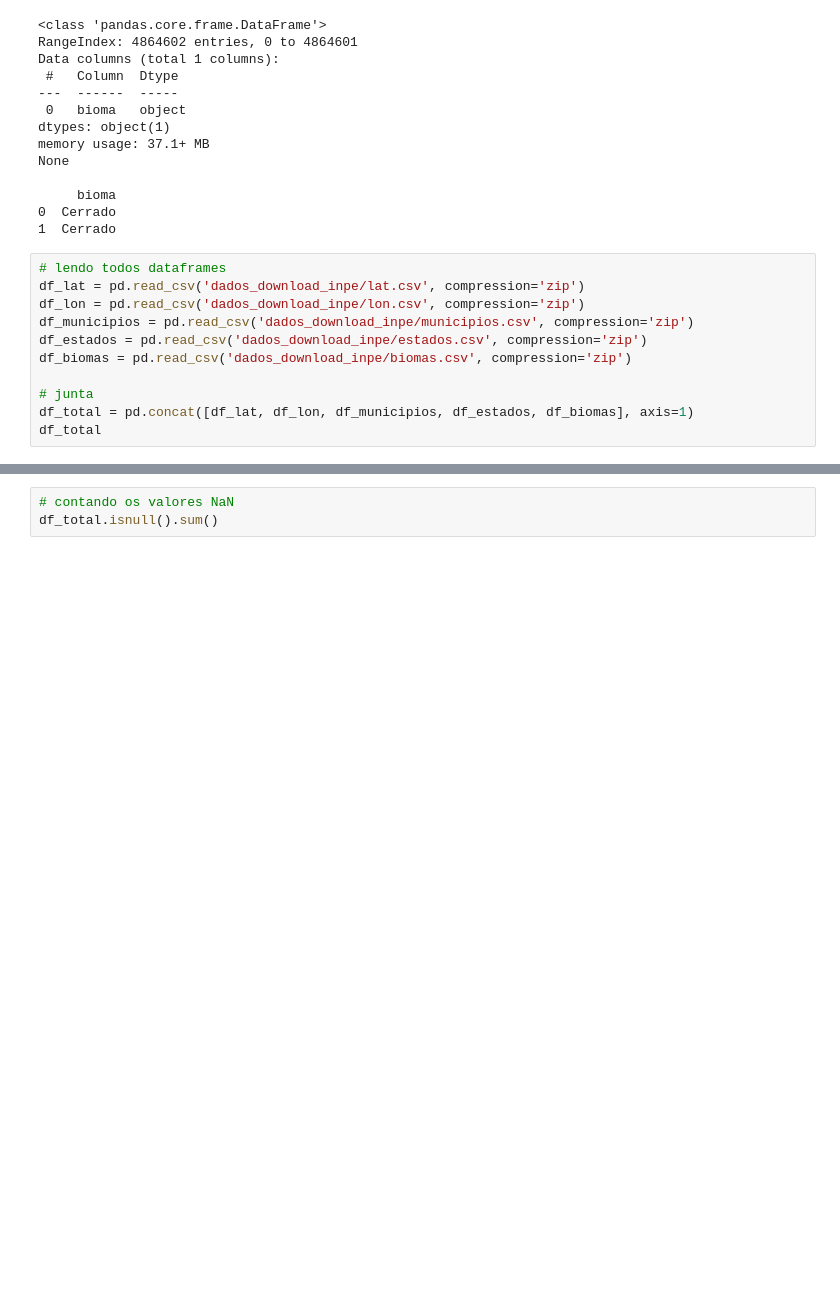
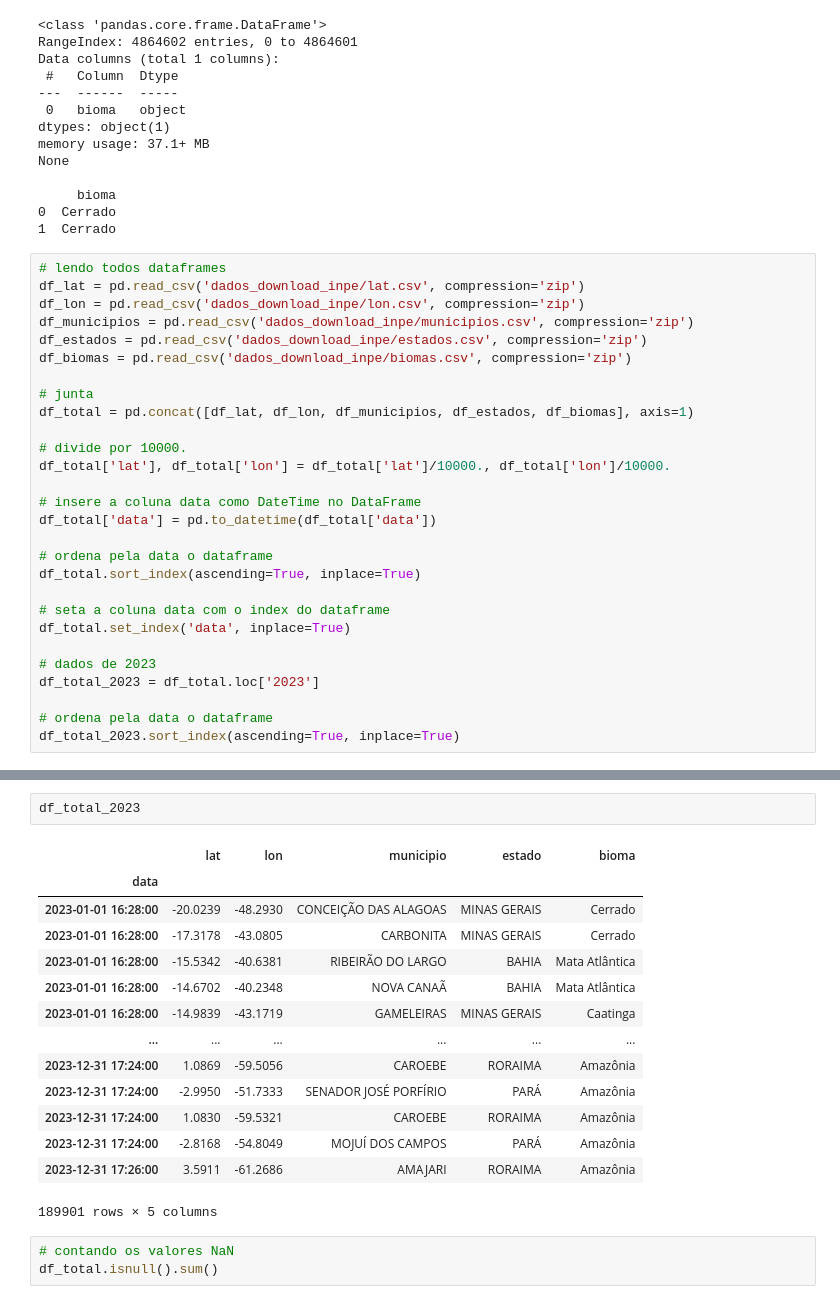
Before and after one commit to evmpython/web_app, a Jupyter notebook: 00_download_dados.ipynb, the cells around one changed output, grey strips where cells are left out. Saved outputs shown, nothing was run; the diff lists cells and outputs as text; blank space fills up the shorter version.

```diff
--- a/00_download_dados.ipynb
+++ b/00_download_dados.ipynb
@@ -468,4 +452,21 @@ df_biomas = pd.read_csv('dados_download_inpe/biomas.csv', compression='zip')
 
 # junta
 df_total = pd.concat([df_lat, df_lon, df_municipios, df_estados, df_biomas], axis=1)
-df_total
+
+# divide por 10000.
+df_total['lat'], df_total['lon'] = df_total['lat']/10000., df_total['lon']/10000.
+
+# insere a coluna data como DateTime no DataFrame
+df_total['data'] = pd.to_datetime(df_total['data'])
+
+# ordena pela data o dataframe
+df_total.sort_index(ascending=True, inplace=True)
+
+# seta a coluna data com o index do dataframe
+df_total.set_index('data', inplace=True)
+
+# dados de 2023
+df_total_2023 = df_total.loc['2023']
+
+# ordena pela data o dataframe
+df_total_2023.sort_index(ascending=True, inplace=True)
@@ -486,3 +490,20 @@ df_total
+# %%
+df_total_2023
+# %% [output]
+|  | lat | lon | municipio | estado | bioma |
+| data |  |  |  |  |  |
+| 2023-01-01 16:28:00 | -20.0239 | -48.2930 | CONCEIÇÃO DAS ALAGOAS | MINAS GERAIS | Cerrado |
+| 2023-01-01 16:28:00 | -17.3178 | -43.0805 | CARBONITA | MINAS GERAIS | Cerrado |
+| 2023-01-01 16:28:00 | -15.5342 | -40.6381 | RIBEIRÃO DO LARGO | BAHIA | Mata Atlântica |
+| 2023-01-01 16:28:00 | -14.6702 | -40.2348 | NOVA CANAÃ | BAHIA | Mata Atlântica |
+| 2023-01-01 16:28:00 | -14.9839 | -43.1719 | GAMELEIRAS | MINAS GERAIS | Caatinga |
+| ... | ... | ... | ... | ... | ... |
+| 2023-12-31 17:24:00 | 1.0869 | -59.5056 | CAROEBE | RORAIMA | Amazônia |
+| 2023-12-31 17:24:00 | -2.9950 | -51.7333 | SENADOR JOSÉ PORFÍRIO | PARÁ | Amazônia |
+| 2023-12-31 17:24:00 | 1.0830 | -59.5321 | CAROEBE | RORAIMA | Amazônia |
+| 2023-12-31 17:24:00 | -2.8168 | -54.8049 | MOJUÍ DOS CAMPOS | PARÁ | Amazônia |
+| 2023-12-31 17:26:00 | 3.5911 | -61.2686 | AMAJARI | RORAIMA | Amazônia |
+189901 rows × 5 columns
 # %%
 # contando os valores NaN
 df_total.isnull().sum()
```
Also changed, not shown: parts of 6 cells of this notebook.
